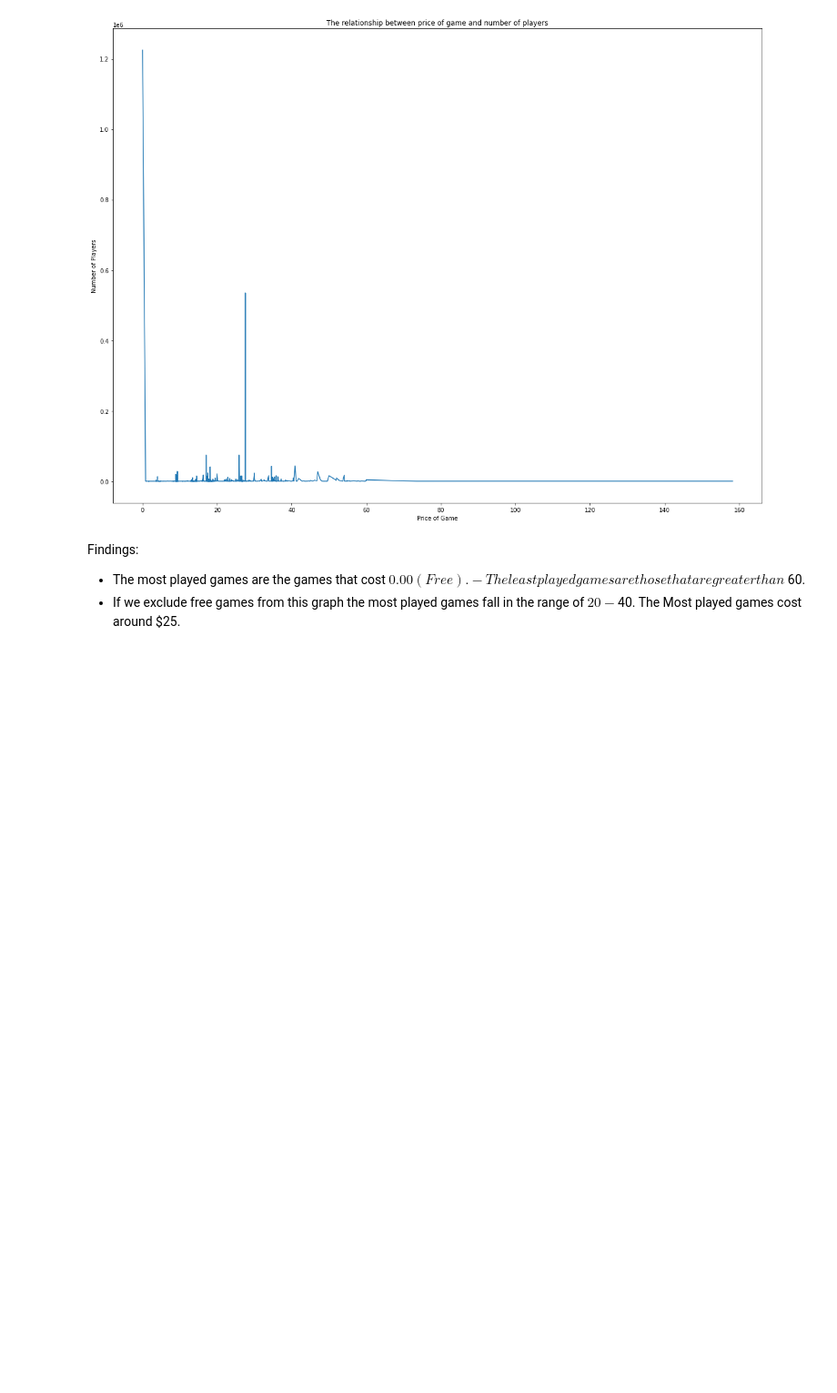
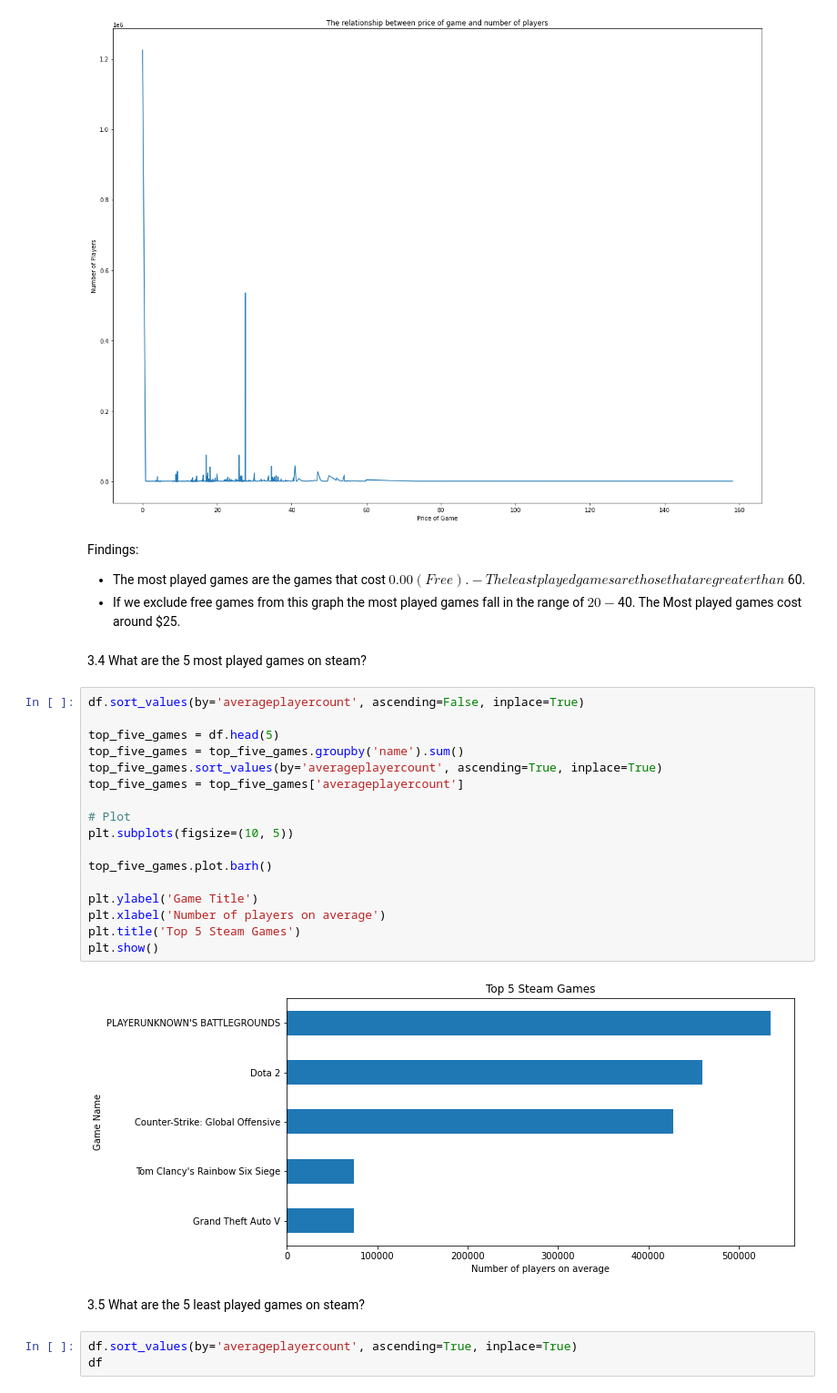
Before and after one commit to MarkoGlamocak/418courseproject, a Jupyter notebook: 418courseproject.ipynb, the cells around one changed output. Shown at 91% size. Drawn from its saved outputs; the diff is of its cells as text; blank space fills up the shorter version.

Commit message:
Visualization for top 5 games

```diff
--- a/418courseproject.ipynb
+++ b/418courseproject.ipynb
@@ -221,3 +221,29 @@ Findings:
 - The most played games are the games that cost $0.00 (Free).
 - The least played games are those that are greater than $60.
 - If we exclude free games from this graph the most played games fall in the range of $20-$40. The Most played games cost around $25.
+# %% [markdown]
+3.4 What are the 5 most played games on steam?
+# %%
+df.sort_values(by='averageplayercount', ascending=False, inplace=True)
+
+top_five_games = df.head(5)
+top_five_games = top_five_games.groupby('name').sum()
+top_five_games.sort_values(by='averageplayercount', ascending=True, inplace=True)
+top_five_games = top_five_games['averageplayercount']
+
+# Plot
+plt.subplots(figsize=(10, 5))
+
+top_five_games.plot.barh()
+
+plt.ylabel('Game Title')
+plt.xlabel('Number of players on average')
+plt.title('Top 5 Steam Games')
+plt.show()
+# %% [output]
+[figure, added]
+# %% [markdown]
+3.5 What are the 5 least played games on steam?
+# %%
+df.sort_values(by='averageplayercount', ascending=True, inplace=True)
+df
```
